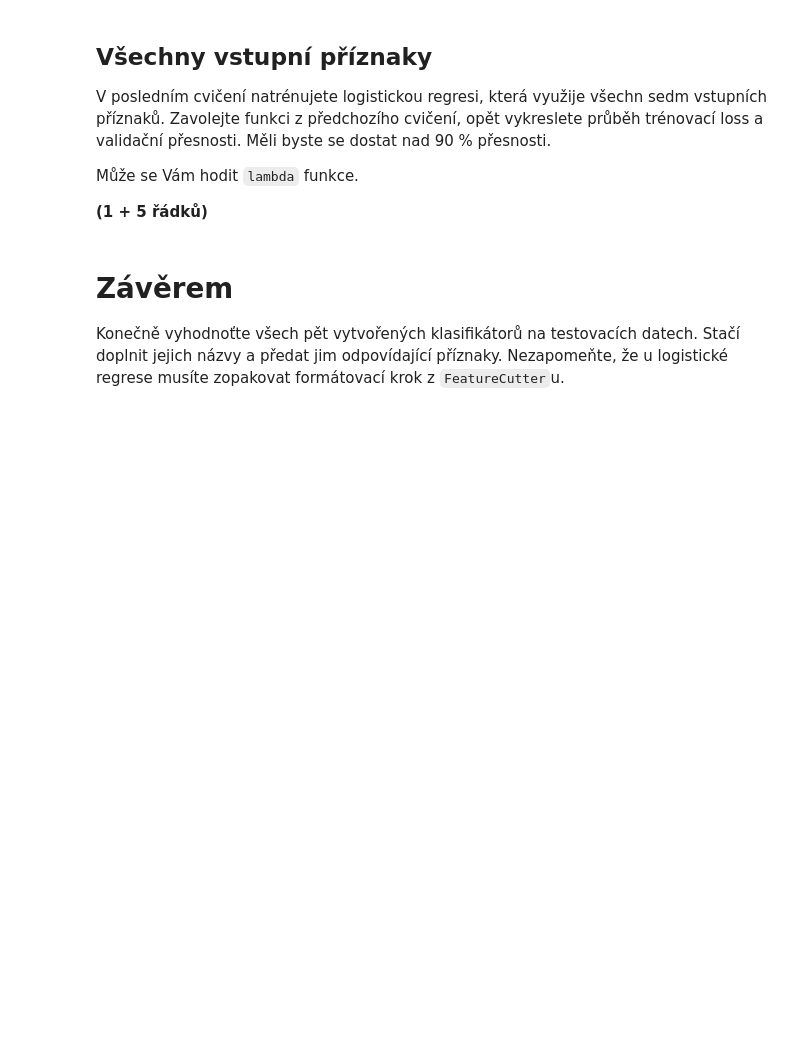
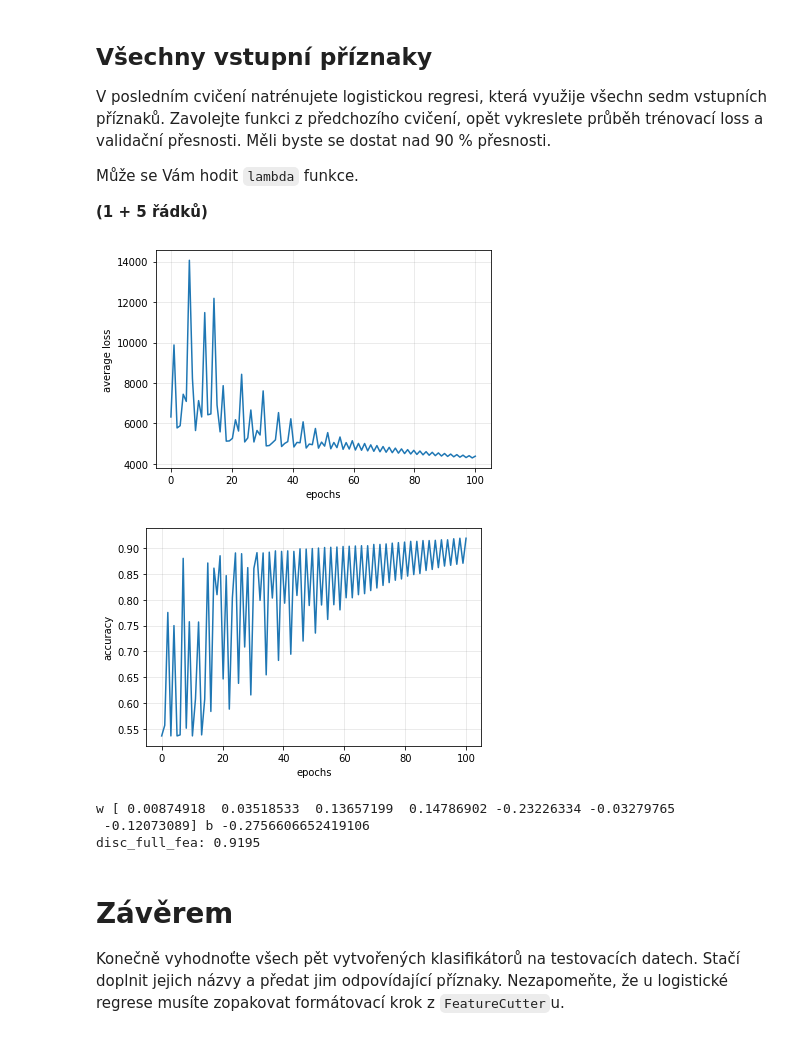
Before and after one commit to dnosko/SUI, a Jupyter notebook: proj2/zadani.ipynb, the cells around one changed output. Cells and saved outputs as stored; diff of their text form; code cells hidden in the pictures; blank space fills up the shorter version.

```diff
--- a/proj2/zadani.ipynb
+++ b/proj2/zadani.ipynb
@@ -339,3 +337,16 @@ pass
+# %%
+disc_full_fea, losses, accuracies = train_logistic_regression(100,0.01,7,lambda x: x)
+
+plot_info(losses, 'epochs','average loss')
+plot_info(accuracies, 'epochs','accuracy')
+print('w', disc_full_fea.w, 'b', disc_full_fea.b.item())
+print('disc_full_fea:', evaluate(disc_full_fea, val_dataset.xs, val_dataset.targets))
+# %% [output]
+[figure, added]
+[figure, added]
+w [ 0.00874918  0.03518533  0.13657199  0.14786902 -0.23226334 -0.03279765
+ -0.12073089] b -0.2756606652419106
+disc_full_fea: 0.9195
 # %% [markdown]
 # Závěrem
 Konečně vyhodnoťte všech pět vytvořených klasifikátorů na testovacích datech.
```
Also changed, not shown: parts of 8 cells of this notebook.
